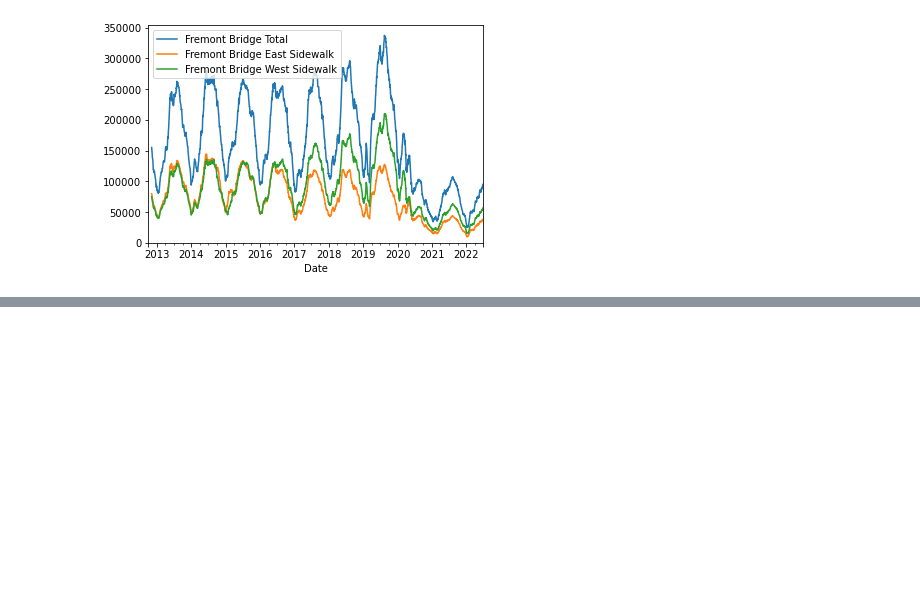
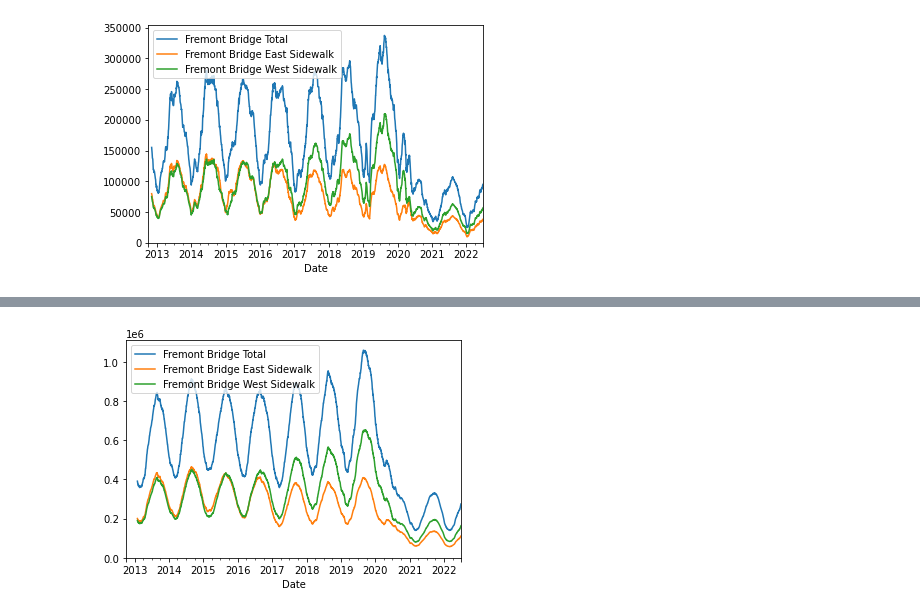
Before and after one commit to chchae-Joung/JupyterTest, a Jupyter notebook: github_test1.ipynb, the cells around one changed output, grey strips where cells are left out. Cells and saved outputs as stored; diff of their text form; code cells hidden in the pictures; blank space fills up the shorter version.

```diff
--- a/github_test1.ipynb
+++ b/github_test1.ipynb
@@ -78,0 +84,5 @@ ax.set_ylim(0, None);
+# %%
+ax = data.resample('D').sum().rolling(120).sum().plot();
+ax.set_ylim(0, None);
+# %% [output]
+[figure, added]
```
Also changed, not shown: parts of 2 cells of this notebook.
